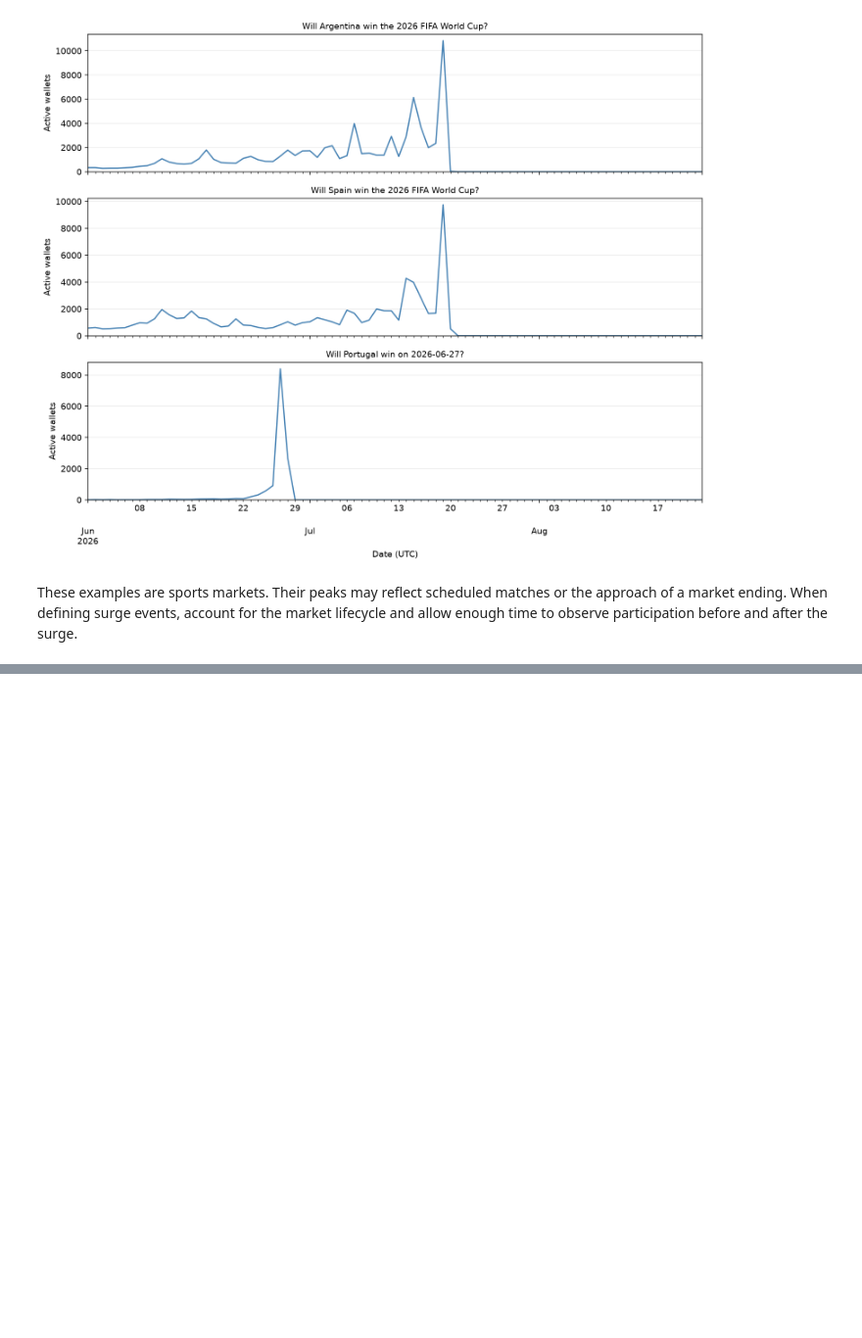
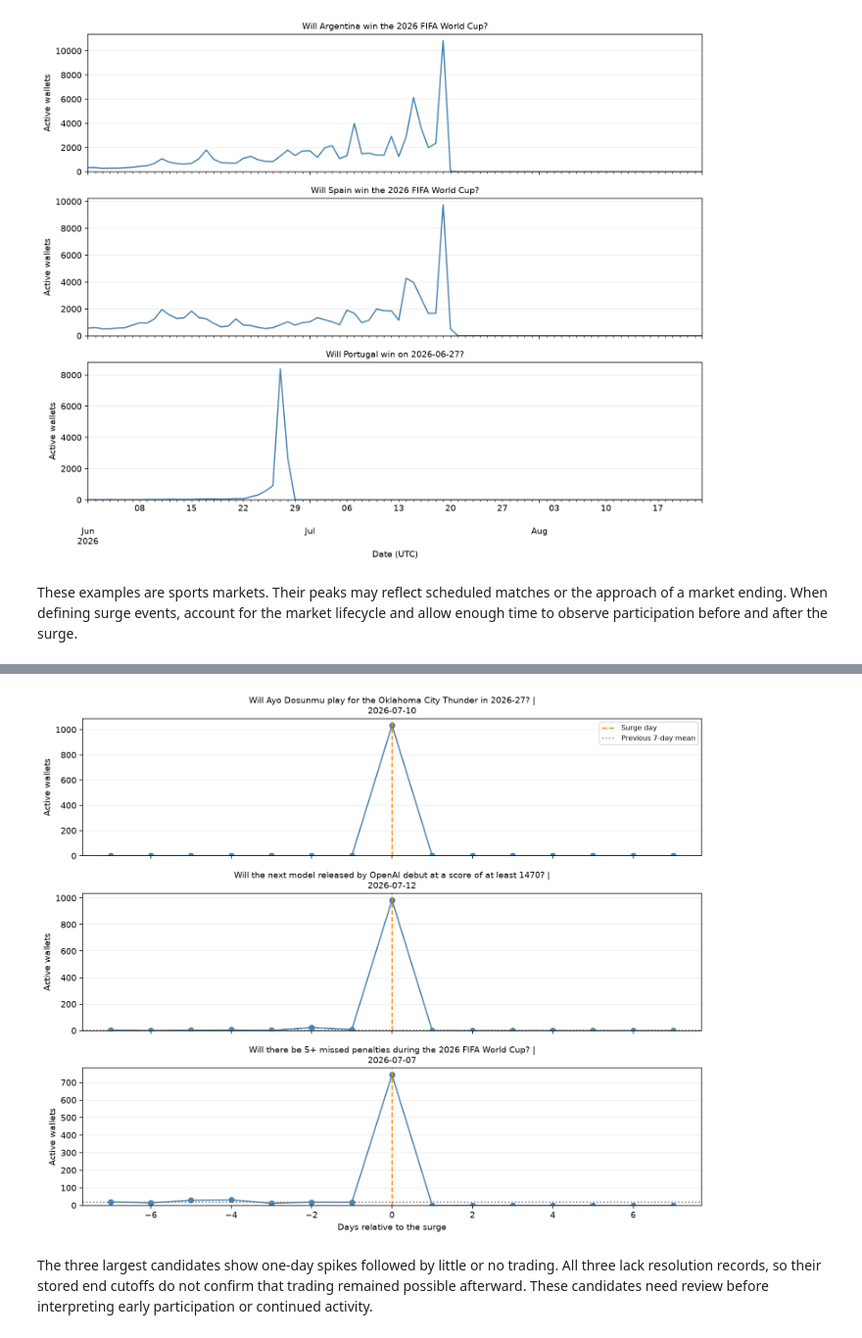
Before and after one commit to Cumuifreer/ucla-stats161-project, a Jupyter notebook: midterm.ipynb, the cells around one changed output, grey strips where cells are left out. Shown at 98% size. Cells and saved outputs as stored; diff of their text form; code cells hidden in the pictures; blank space fills up the shorter version.

Commit message:
Market Surge Events

```diff
--- a/midterm.ipynb
+++ b/midterm.ipynb
@@ -418,0 +521,19 @@ These examples are sports markets. Their peaks may reflect scheduled matches or
+# %%
+surge_activity["is_surge"] = (
+    (surge_activity["active_wallets"] >= min_wallets)
+    & (surge_activity["growth_ratio"] >= min_growth)
+)
+previous_surge = surge_activity.groupby("market")["is_surge"].shift(1, fill_value=False)
+surge_start = surge_activity["is_surge"] & ~previous_surge
+
+surge_events = surge_activity.loc[
+    surge_start & can_observe,
+    ["market", "title", "period", "day", "active_wallets", "baseline_wallets",
+     "growth_ratio", "market_end"],
+].rename(columns={"day": "surge_day"}).reset_index(drop=True)
+
+print(f"Candidate events: {len(surge_events):,}")
+print(f"Distinct markets: {surge_events['market'].nunique():,}")
+surge_events.groupby("period").agg(
+    events=("market", "size"), markets=("market", "nunique")
+).reindex([2, 3], fill_value=0)
@@ -418,0 +565,29 @@ These examples are sports markets. Their peaks may reflect scheduled matches or
+# %%
+example_surges = surge_events.nlargest(3, "active_wallets")
+fig, axes = plt.subplots(3, 1, figsize=(11, 9), sharex=True)
+
+for i in range(3):
+    event = example_surges.iloc[i]
+    event_dates = pd.date_range(
+        event["surge_day"] - pd.Timedelta(days=window_days), periods=2 * window_days + 1
+    )
+    counts = market_daily.loc[
+        market_daily["market"] == event["market"]
+    ].set_index("day")["active_wallets"].reindex(event_dates, fill_value=0)
+    ax = axes[i]
+    ax.plot(range(-window_days, window_days + 1), counts, marker="o", color="steelblue")
+    ax.axvline(0, color="darkorange", linestyle="--", label="Surge day")
+    ax.axhline(event["baseline_wallets"], color="gray", linestyle=":", label="Previous 7-day mean")
+    ax.set_title(fill(f"{event['title']} | {event['surge_day']:%Y-%m-%d}", 75), fontsize=10)
+    ax.set_ylabel("Active wallets")
+    ax.set_ylim(bottom=0)
+    ax.grid(axis="y", alpha=0.25)
+
+axes[0].legend(fontsize=8)
+axes[-1].set_xlabel("Days relative to the surge")
+fig.tight_layout()
+plt.show()
+# %% [output]
+[figure, added]
+# %% [markdown]
+The three largest candidates show one-day spikes followed by little or no trading. All three lack resolution records, so their stored end cutoffs do not confirm that trading remained possible afterward. These candidates need review before interpreting early participation or continued activity.
```
Also changed, not shown: parts of 9 cells of this notebook, 1 other file.
